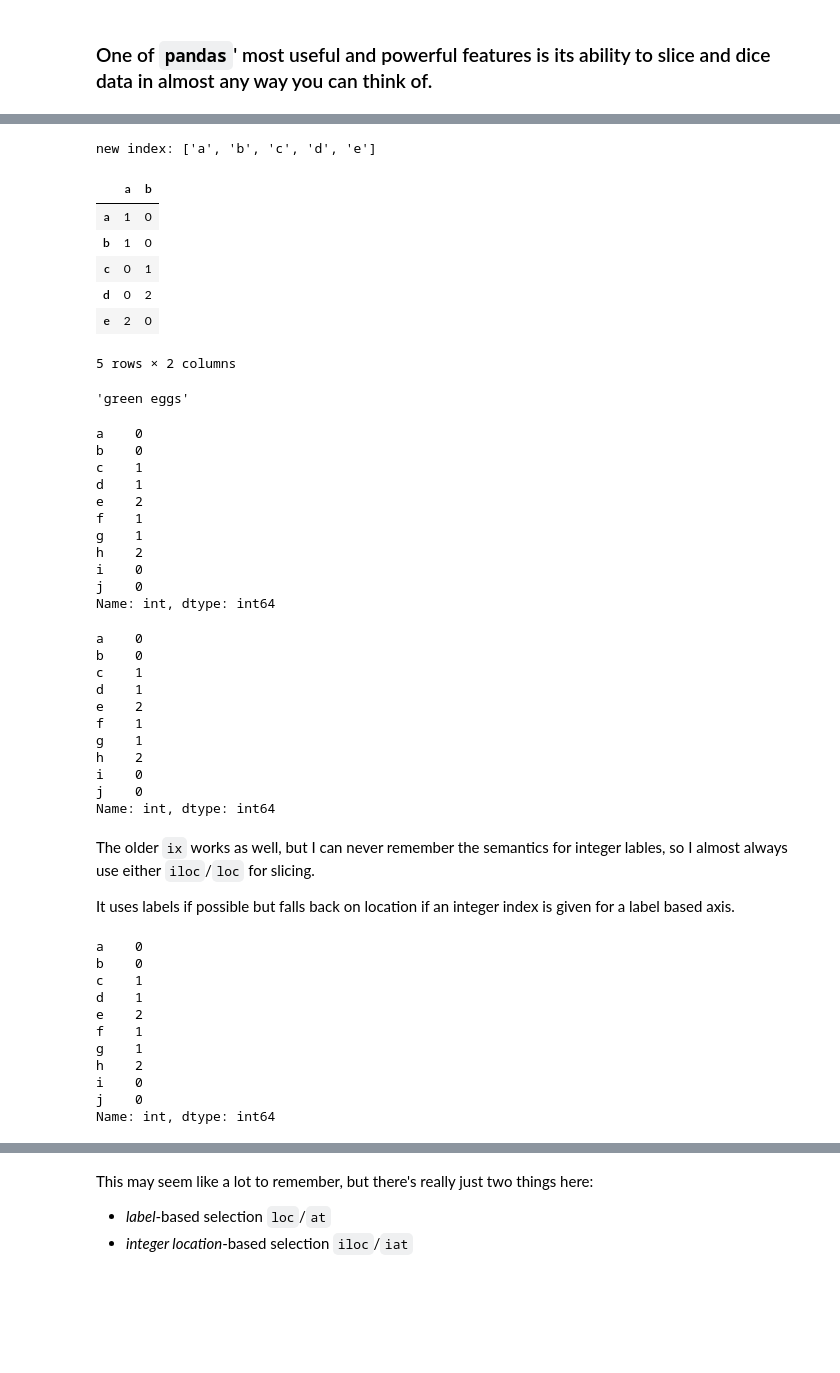
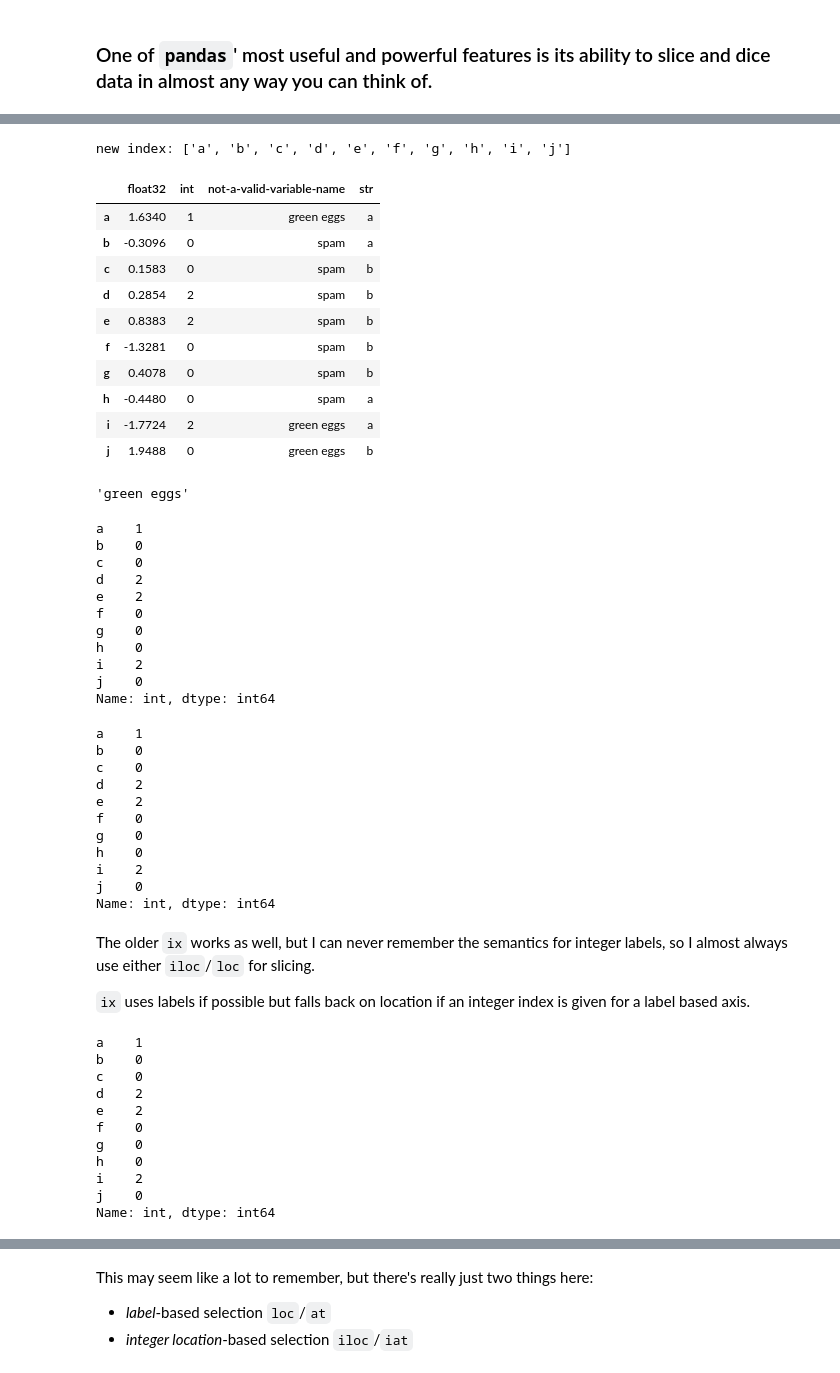
Before and after one commit to cpcloud/nyqpug-pandas-features, a Jupyter notebook: nb/Whirl-torial.ipynb, the cells around one changed output, grey strips where cells are left out. Drawn from its saved outputs; the diff is of its cells as text; code cells hidden in the pictures; blank space fills up the shorter version.

```diff
--- a/nb/Whirl-torial.ipynb
+++ b/nb/Whirl-torial.ipynb
@@ -179,19 +178,25 @@ df[['int', 'str']]
 # %%
 # iloc, iat, loc, at
 import string  # abc's
+
 nrows = len(df)
-print('new index: %s' % list(string.ascii_lowercase[:nrows]))
-df.index = Index(list(string.ascii_lowercase[:nrows]))
+lowercase = string.ascii_lowercase
+print('new index: %s' % list(lowercase[:nrows]))
+df.index = Index(list(lowercase[:nrows]))
 df
 # %% [output]
-new index: ['a', 'b', 'c', 'd', 'e']
+new index: ['a', 'b', 'c', 'd', 'e', 'f', 'g', 'h', 'i', 'j']
-|  | a | b |
-| a | 1 | 0 |
-| b | 1 | 0 |
-| c | 0 | 1 |
-| d | 0 | 2 |
-| e | 2 | 0 |
+|  | float32 | int | not-a-valid-variable-name | str |
+| a | 1.6340 | 1 | green eggs | a |
+| b | -0.3096 | 0 | spam | a |
+| c | 0.1583 | 0 | spam | b |
+| d | 0.2854 | 2 | spam | b |
+| e | 0.8383 | 2 | spam | b |
+| f | -1.3281 | 0 | spam | b |
+| g | 0.4078 | 0 | spam | b |
+| h | -0.4480 | 0 | spam | a |
+| i | -1.7724 | 2 | green eggs | a |
+| j | 1.9488 | 0 | green eggs | b |
-5 rows × 2 columns
 # %%
 df.iat[0, 2]
 # %% [output]
@@ -199,47 +204,47 @@ df.iat[0, 2]
 # %%
 df.loc[:, 'int'] # same as df.int, more with loc later
 # %% [output]
-a    0
+a    1
 b    0
-c    1
-d    1
+c    0
+d    2
 e    2
-f    1
-g    1
-h    2
-i    0
+f    0
+g    0
+h    0
+i    2
 j    0
 Name: int, dtype: int64
 # %%
 df.iloc[:, 1]
 # %% [output]
-a    0
+a    1
 b    0
-c    1
-d    1
+c    0
+d    2
 e    2
-f    1
-g    1
-h    2
-i    0
+f    0
+g    0
+h    0
+i    2
 j    0
 Name: int, dtype: int64
 # %% [markdown]
-The older `ix` works as well, but I can never remember the semantics for integer lables, so I almost always use either `iloc`/`loc` for slicing.
+The older `ix` works as well, but I can never remember the semantics for integer labels, so I almost always use either `iloc`/`loc` for slicing.
 
-It uses labels if possible but falls back on location if an integer index is given for a label based axis.
+``ix`` uses labels if possible but falls back on location if an integer index is given for a label based axis.
 # %%
 df.ix[:, 1]
 # %% [output]
-a    0
+a    1
 b    0
-c    1
-d    1
+c    0
+d    2
 e    2
-f    1
-g    1
-h    2
-i    0
+f    0
+g    0
+h    0
+i    2
 j    0
 Name: int, dtype: int64
 # %%
```
Also changed, not shown: parts of 58 cells of this notebook.
